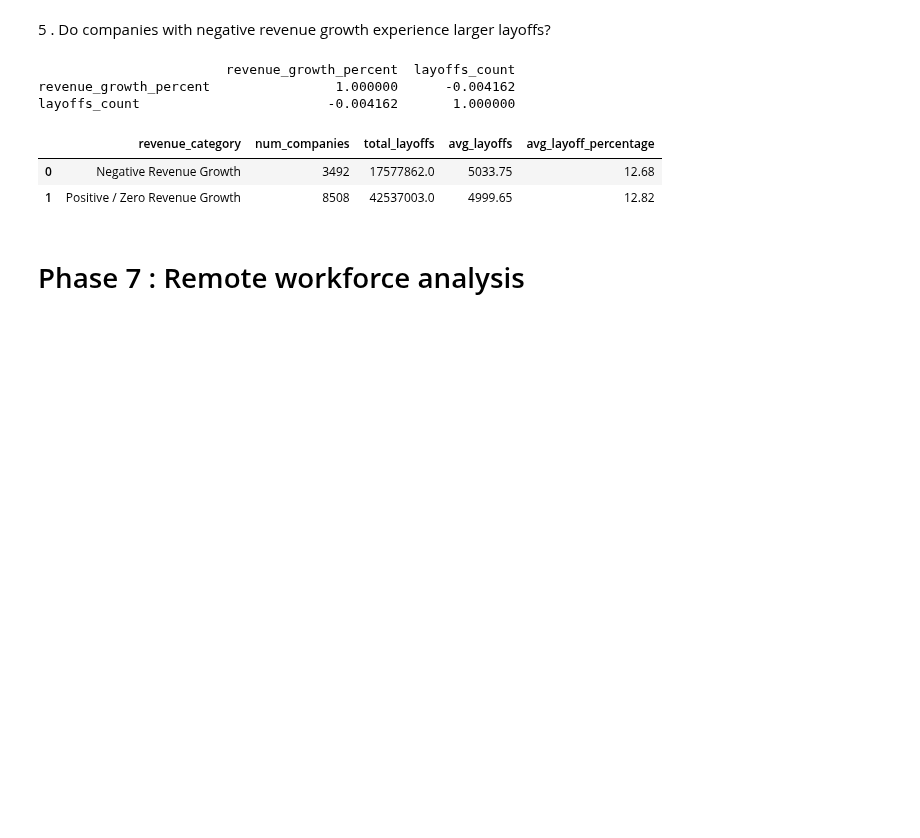
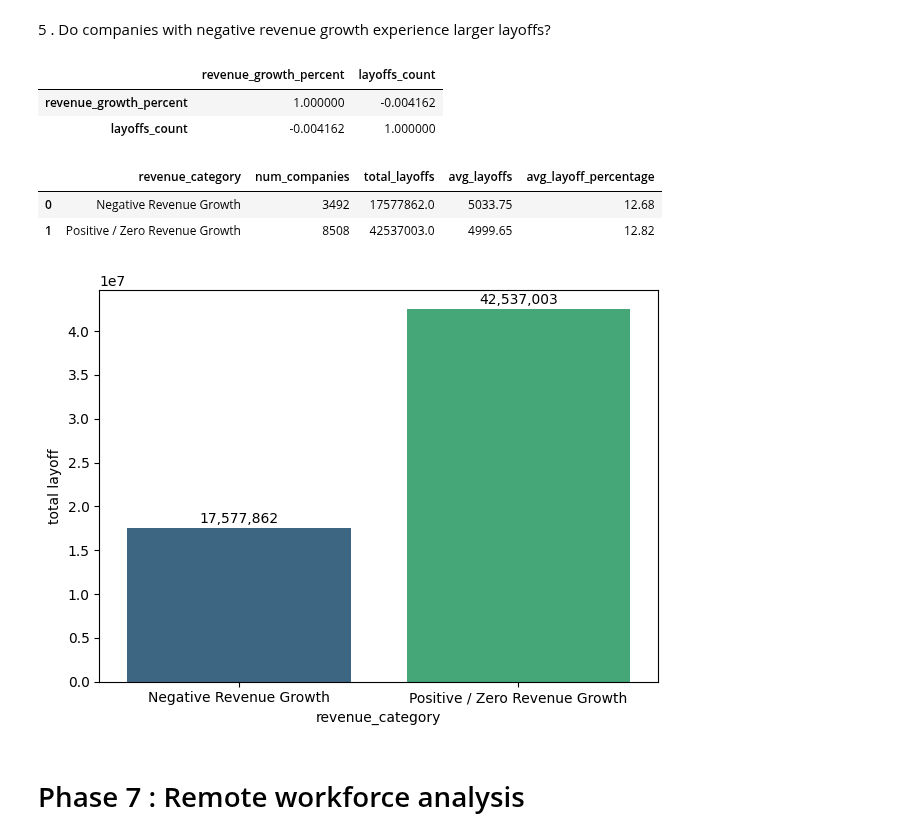
Before and after one commit to Ishasavani1402/Data-Analytics, a Jupyter notebook: tech_layoffs_hiring_trends/EDA.ipynb, the cells around one changed output. Saved outputs shown, nothing was run; the diff lists cells and outputs as text; code cells hidden in the pictures; blank space fills up the shorter version.

```diff
--- a/tech_layoffs_hiring_trends/EDA.ipynb
+++ b/tech_layoffs_hiring_trends/EDA.ipynb
@@ -1251,27 +1400,43 @@ plt.show()
 # %% [markdown]
 5 . Do companies with negative revenue growth experience larger layoffs?
 # %%
-print(df[['revenue_growth_percent' , 'layoffs_count']].corr())
+display(df[['revenue_growth_percent' , 'layoffs_count']].corr())
 
-pd.read_sql_query(text("""SELECT
+negetive_revenue =  pd.read_sql_query(text("""SELECT
     CASE
         WHEN revenue_growth_percent < 0 THEN 'Negative Revenue Growth'
         ELSE 'Positive / Zero Revenue Growth'
     END AS revenue_category,
     COUNT(*) AS num_companies,
     SUM(layoffs_count) AS total_layoffs,
     ROUND(AVG(layoffs_count), 2) AS avg_layoffs,
     ROUND(AVG(layoff_percentage), 2) AS avg_layoff_percentage
 FROM clean_dataset
 GROUP BY revenue_category
 ORDER BY avg_layoffs DESC;"""),engine)
+display(negetive_revenue)
+
+sns.barplot(data=negetive_revenue , x="revenue_category" , y = "total_layoffs", legend=False , hue="revenue_category" , palette="viridis" )
+for i, value in enumerate(negetive_revenue["total_layoffs"]):
+    plt.text(
+        i,
+        value + 500000,
+        f"{int(value):,}",
+        ha="center",
+        fontsize=10
+    )
+plt.xlabel("revenue_category")
+plt.ylabel("total layoff")
+plt.tight_layout()
+plt.show()
 # %% [output]
-                        revenue_growth_percent  layoffs_count
-revenue_growth_percent                1.000000      -0.004162
-layoffs_count                        -0.004162       1.000000
-|  | revenue_category | num_companies | total_layoffs | avg_layoffs | avg_layoff_percentage |
-| 0 | Negative Revenue Growth | 3492 | 17577862.0 | 5033.75 | 12.68 |
-| 1 | Positive / Zero Revenue Growth | 8508 | 42537003.0 | 4999.65 | 12.82 |
+|  | revenue_growth_percent | layoffs_count |
+| revenue_growth_percent | 1.000000 | -0.004162 |
+| layoffs_count | -0.004162 | 1.000000 |
+|  | revenue_category | num_companies | total_layoffs | avg_layoffs | avg_layoff_percentage |
+| 0 | Negative Revenue Growth | 3492 | 17577862.0 | 5033.75 | 12.68 |
+| 1 | Positive / Zero Revenue Growth | 8508 | 42537003.0 | 4999.65 | 12.82 |
+[figure, added]
 # %% [markdown]
 # Phase 7 : Remote workforce analysis
 # %% [markdown]
```
Also changed, not shown: parts of 14 cells of this notebook.
